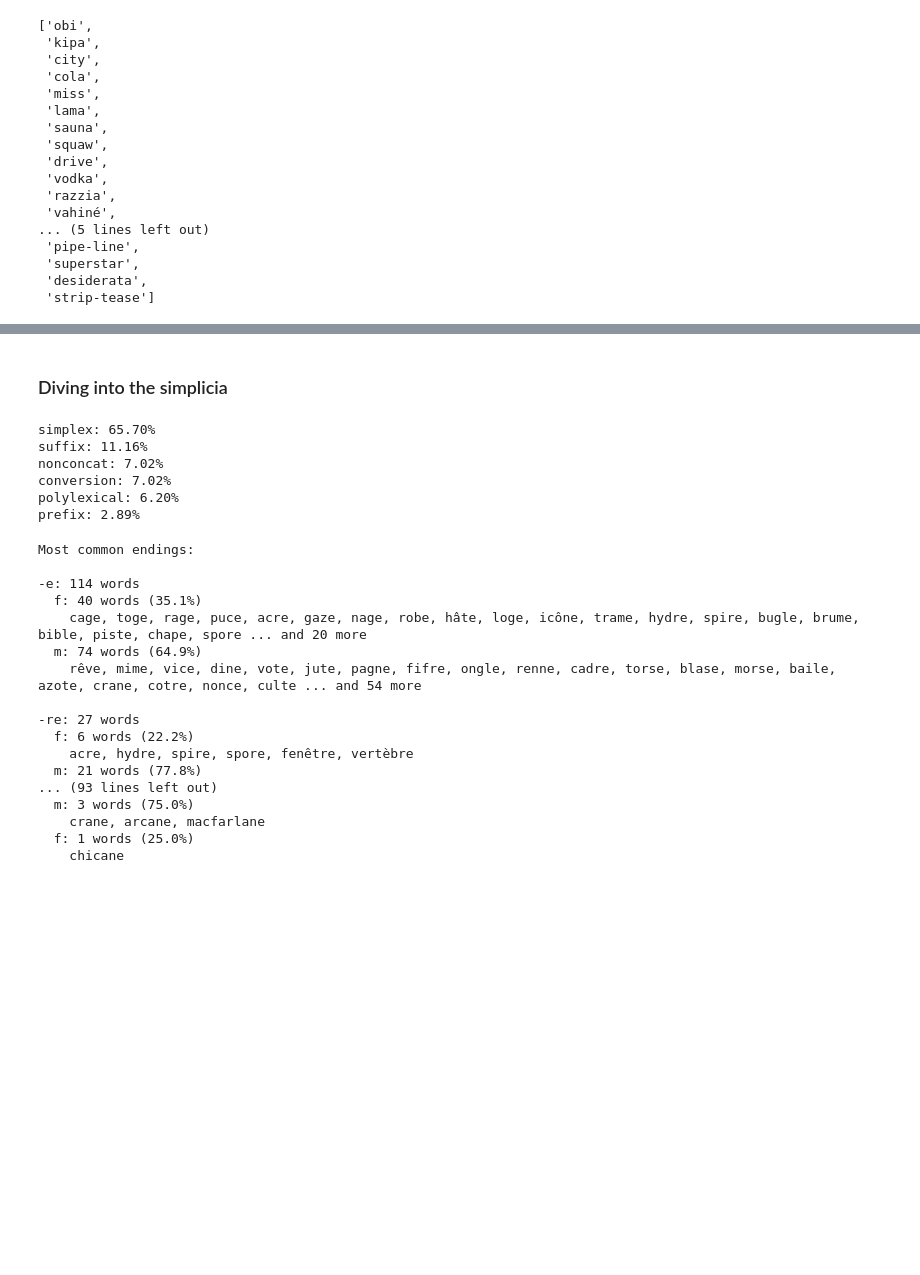
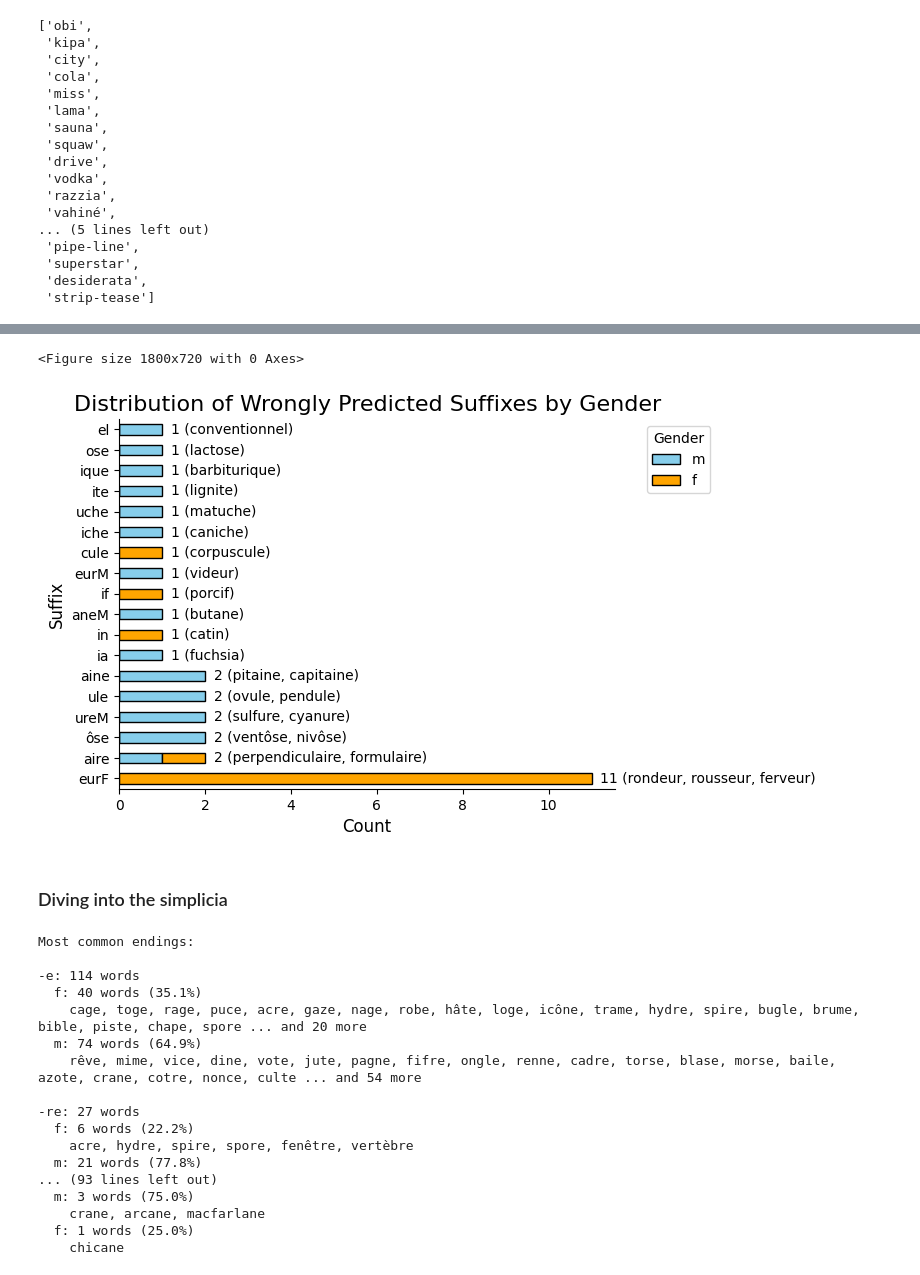
Before and after one commit to obonami/gender_prediction, a Jupyter notebook: src/orth_phon_comparison.ipynb, the cells around one changed output, grey strips where cells are left out. Saved outputs shown, nothing was run; the diff lists cells and outputs as text; code cells hidden in the pictures; blank space fills up the shorter version.

```diff
--- a/src/orth_phon_comparison.ipynb
+++ b/src/orth_phon_comparison.ipynb
@@ -261,0 +311,10 @@ merged_errors_echantinom[merged_errors_echantinom['last_process_narrow'] == 'bor
+# %%
+process_counts = merged_errors_echantinom['suffix'].value_counts()
+total = process_counts.sum()
+process_percentages = process_counts / total * 100
+process_distribution = pd.DataFrame({
+    'Count': process_counts,
+    'Percentage': process_percentages,
+    'Examples': process_counts.index.map(lambda x: ', '.join(get_examples('suffix', x, merged_errors_echantinom)))
+})
+process_distribution
@@ -261,0 +339,10 @@ merged_errors_echantinom[merged_errors_echantinom['last_process_narrow'] == 'bor
+# %%
+# Wrongly predicted suffixes in both models
+suffix_gender_counts = merged_errors_echantinom.groupby(['suffix', 'true']).size().unstack(fill_value=0)
+
+# Merge suffix_gender_counts into process_distribution
+process_distribution['m'] = suffix_gender_counts['m']
+process_distribution['f'] = suffix_gender_counts['f']
+process_distribution = process_distribution.sort_values('Count', ascending=False)
+process_distribution = process_distribution[process_distribution.index != '0']
+process_distribution
@@ -262,19 +367,29 @@ merged_errors_echantinom[merged_errors_echantinom['last_process_narrow'] == 'bor
+# %%
+plt.figure(figsize=(18, len(process_distribution) * 0.4))
+ax = process_distribution[['m', 'f']].plot(kind='barh', stacked=True, color=['skyblue', 'orange'], edgecolor='black')
+
+plt.title('Distribution of Wrongly Predicted Suffixes by Gender', fontsize=16)
+plt.xlabel('Count', fontsize=12)
+plt.ylabel('Suffix', fontsize=12)
+plt.legend(title='Gender', bbox_to_anchor=(1.05, 1), loc='upper left')
+
+# Remove top and right spines
+sns.despine()
+
+# Add value labels and examples on each segment of the bars
+for suffix in process_distribution.index:
+    total_width = process_distribution.loc[suffix, 'm'] + process_distribution.loc[suffix, 'f']
+    examples = process_distribution.loc[suffix, 'Examples'].split(', ')[:3]
+    examples_text = ', '.join(examples)
+    ax.text(total_width + 0.2, ax.get_yticks()[list(process_distribution.index).index(suffix)],
+            f'{int(total_width)} ({examples_text})', va='center', ha='left')
+
+plt.show()
+# %% [output]
+<Figure size 1800x720 with 0 Axes>
+[figure, added]
 # %% [markdown]
 ### Diving into the simplicia
-# %%
-# Proportions per category
-counts = merged_errors_echantinom['last_process_broad'].value_counts()
-proportions = counts / counts.sum()
-
-for category, proportion in proportions.items():
-    print(f"{category}: {proportion:.2%}")                  # 65% of the simplicia raise issues in the prediction of the gender
-# %% [output]
-simplex: 65.70%
-suffix: 11.16%
-nonconcat: 7.02%
-conversion: 7.02%
-polylexical: 6.20%
-prefix: 2.89%
 # %%
 # Look for most common endings (although not suffixes)
 simplex_data  = merged_errors_echantinom[merged_errors_echantinom['last_process_broad'] == "simplex"][["lemma", "true"]]
```
Also changed, not shown: parts of 16 cells of this notebook, 1 other file.
